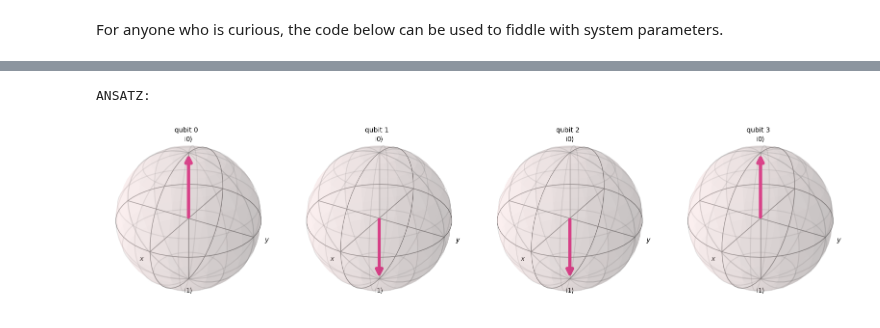
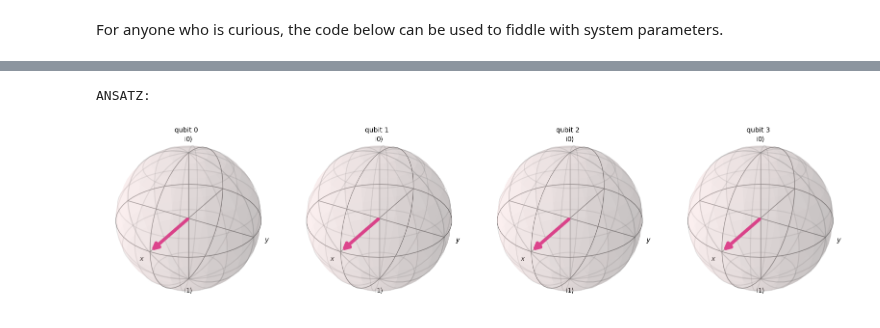
Before and after one commit to Quantum-Linear-Algebra/Intro-to-Quantum-Linear-Algebra, a Jupyter notebook: 7-Transverse_Field_Ising_Model.ipynb, the cells around one changed output, grey strips where cells are left out. Drawn from its saved outputs; the diff is of its cells as text; code cells hidden in the pictures.

```diff
--- a/7-Transverse_Field_Ising_Model.ipynb
+++ b/7-Transverse_Field_Ising_Model.ipynb
@@ -285,19 +273,20 @@ H = create_tfim_hamiltonian(ancilla_bits, eigen_bits, g)
 # %%
 qr_eigenstate = QuantumRegister(eigen_bits)
 qc = QuantumCircuit(qr_eigenstate)
 
 # state preparation
-# if g >= 1:
-#     qc.h(qr_eigenstate)
-qc.x(qr_eigenstate[1])
-qc.x(qr_eigenstate[2])
+if g >= 1:
+    qc.h(qr_eigenstate)
+else:
+    qc.id(qr_eigenstate)
+    # qc.x(qr_eigenstate)
 
 sv = Statevector(qc)
 print("ANSATZ:")
 plot_bloch_multivector(sv)
 # %% [output]
 ANSATZ:
-[figure, old version]
+[figure, new version]
 # %%
 qr_ancilla = QuantumRegister(ancilla_bits)
 qr_eigenstate = QuantumRegister(eigen_bits)
```
Also changed, not shown: parts of 10 cells of this notebook, 1 other file.
